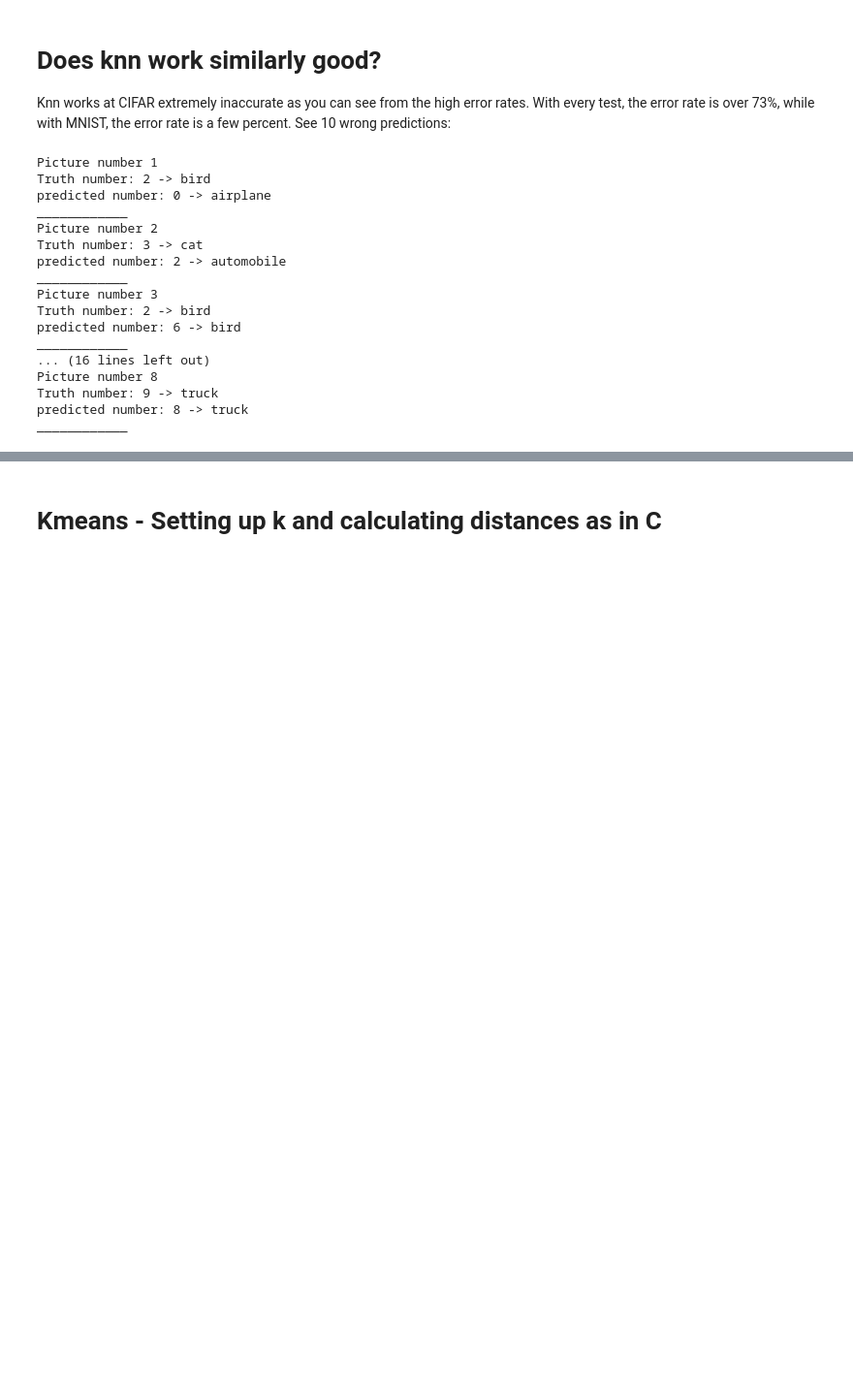
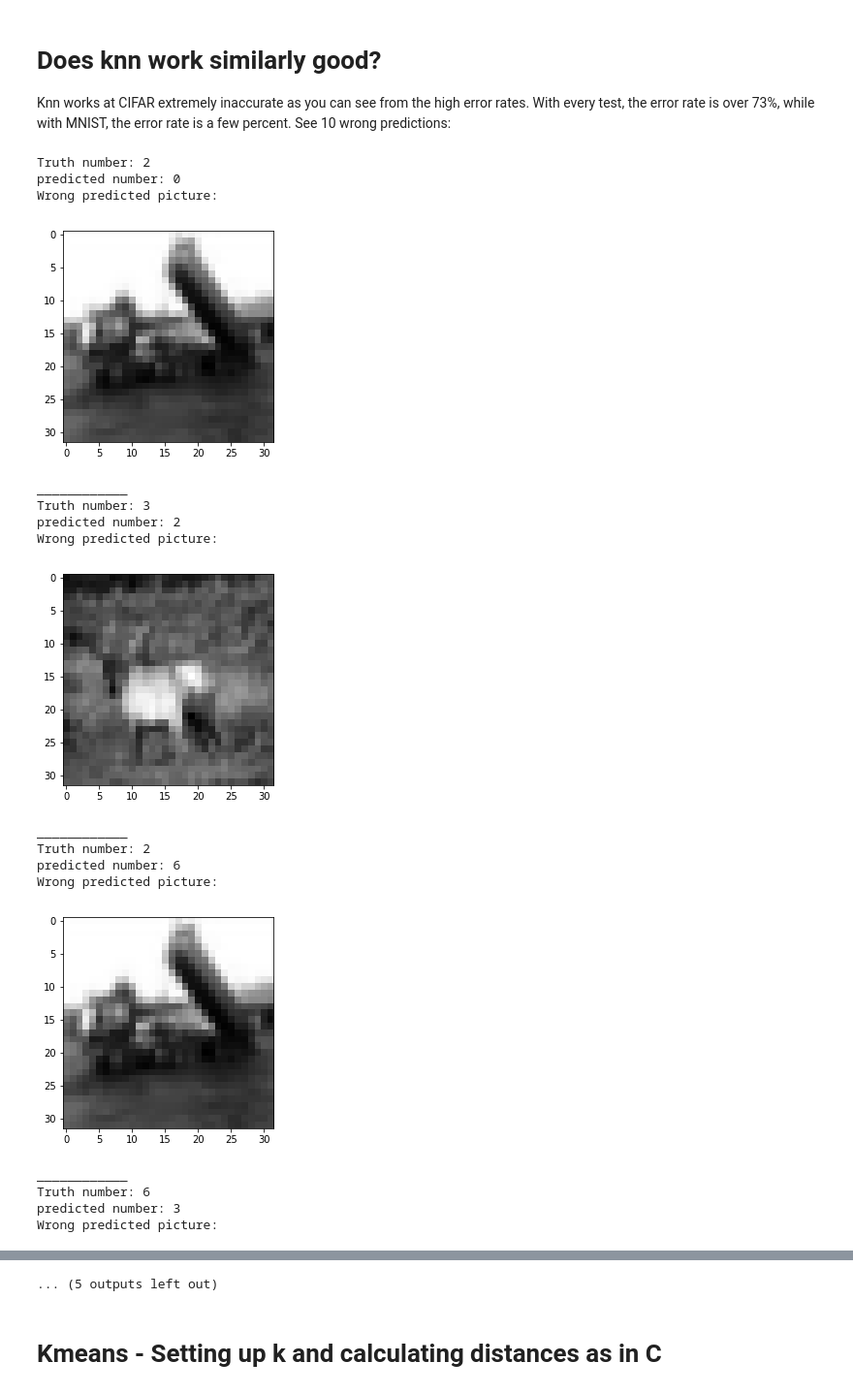
Before and after one commit to oliveralbrecht94/ATDIT2, a Jupyter notebook: Solution/Task E.ipynb, the cells around one changed output, grey strips where cells are left out. Shown at 97% size. Drawn from its saved outputs; the diff is of its cells as text; code cells hidden in the pictures; blank space fills up the shorter version.

```diff
--- a/Solution/Task E.ipynb
+++ b/Solution/Task E.ipynb
@@ -217,35 +217,31 @@ The global error rate shows that the algorithm gets better with increasing k, at
 
 Knn works at CIFAR extremely inaccurate as you can see from the high error rates. With every test, the error rate is over 73%, while with MNIST, the error rate is a few percent. See 10 wrong predictions:
 # %%
-count = 0
-false_pictures = (test_labels_sample == knn_result)
+false_predictions = (test_labels_sample == knn_result)
 for i in range(0, 10):
-    if false_pictures[i] == False:
-        count += 1
-        print("Picture number " + str(count))
-        print("Truth number: " + str(test_labels_sample[i])+" -> "+str (class_names[test_labels_sample[i]]))
-        #plt.imshow(rgb2gray(train_images[i]))
-        print("predicted number: " + str(knn_result[i])+" -> " +str (class_names[i]))
+    if false_predictions[i] == False:
+        print("Truth number: " + str(test_labels_sample[i]))
+        print("predicted number: " + str(knn_result[i]))
+        print("Wrong predicted picture: ")
+        plt.imshow(rgb2gray(train_images[test_labels_sample[i]]))
+        plt.show()
         print("____________")
-
-
-
-        #plt.show()
 # %% [output]
-Picture number 1
-Truth number: 2 -> bird
-predicted number: 0 -> airplane
-____________
-Picture number 2
-Truth number: 3 -> cat
-predicted number: 2 -> automobile
-____________
-Picture number 3
-Truth number: 2 -> bird
-predicted number: 6 -> bird
-____________
-... (16 lines left out)
-Picture number 8
-Truth number: 9 -> truck
-predicted number: 8 -> truck
-____________
+Truth number: 2
+predicted number: 0
+Wrong predicted picture:
+[figure, added]
+____________
+Truth number: 3
+predicted number: 2
+Wrong predicted picture:
+[figure, added]
+____________
+Truth number: 2
+predicted number: 6
+Wrong predicted picture:
+[figure, added]
+____________
+Truth number: 6
+predicted number: 3
+Wrong predicted picture:
@@ -252,3 +259,4 @@ ____________
+... (5 outputs left out)
 # %% [markdown]
 # Kmeans - Setting up k and calculating distances as in C
 # %%
```
Also changed, not shown: parts of 5 cells of this notebook.
